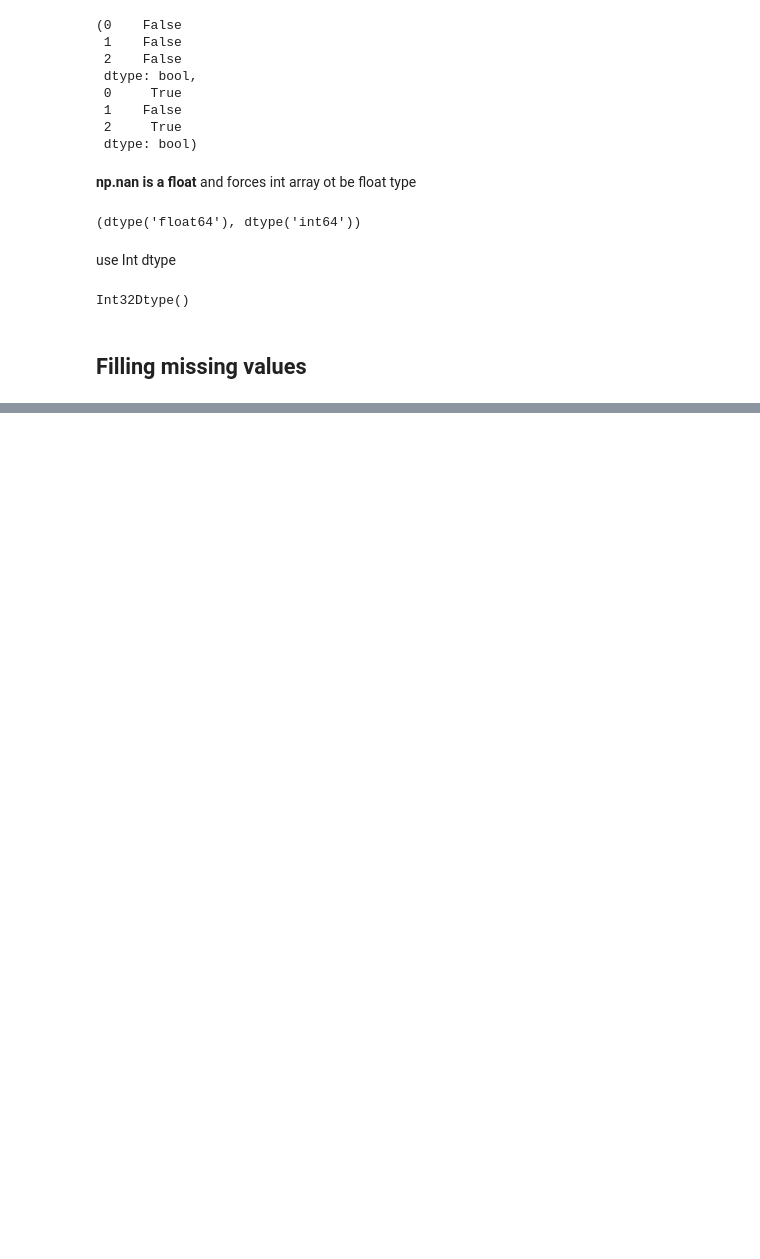
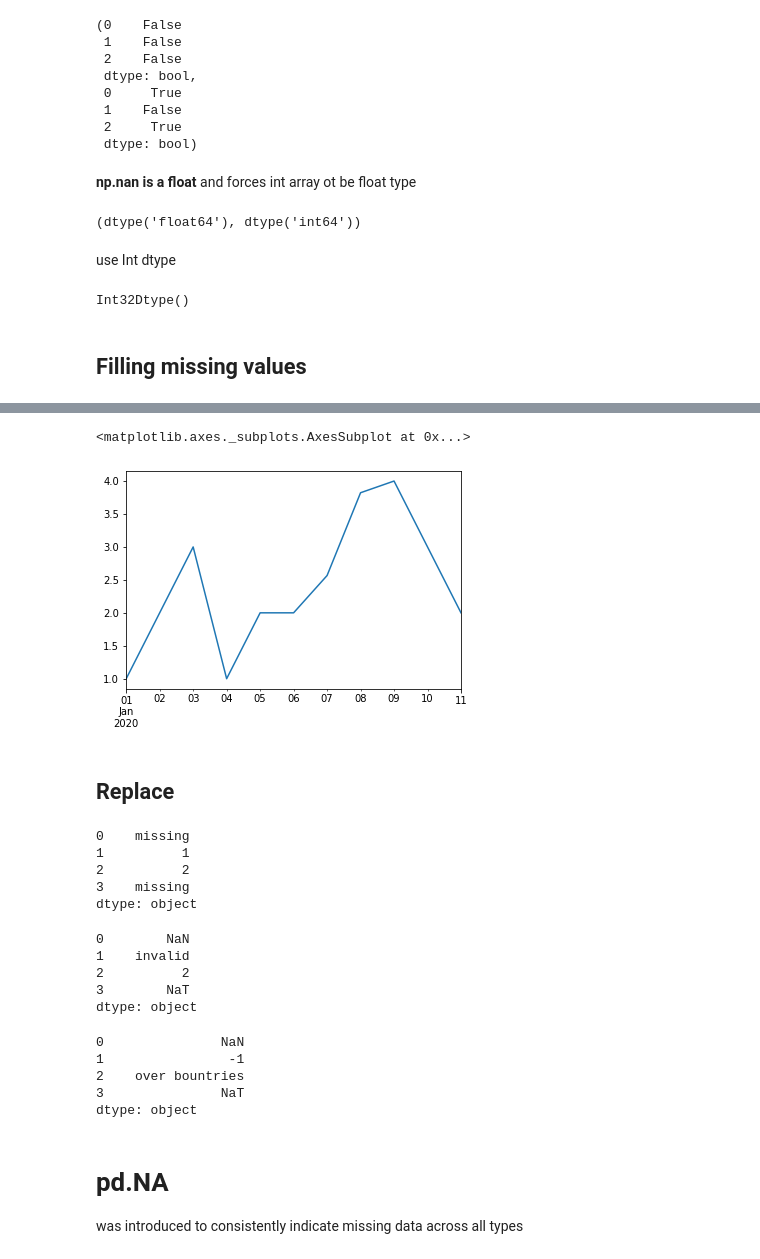
Before and after one commit to RadoslawB/learning-machine-learning, a Jupyter notebook: notebooks/pandas-working-with-missing-data.ipynb, the cells around one changed output, grey strips where cells are left out. Cells and saved outputs as stored; diff of their text form; code cells hidden in the pictures; blank space fills up the shorter version.

```diff
--- a/notebooks/pandas-working-with-missing-data.ipynb
+++ b/notebooks/pandas-working-with-missing-data.ipynb
@@ -39,0 +160,34 @@ Int32Dtype()
+# %%
+ts.interpolate(method='polynomial', order=2).plot()
+# %% [output]
+<matplotlib.axes._subplots.AxesSubplot at 0x...>
+[figure, added]
+# %% [markdown]
+## Replace
+# %%
+s.replace(np.nan, 'missing')
+# %% [output]
+0    missing
+1          1
+2          2
+3    missing
+dtype: object
+# %%
+s.replace(1,'invalid')
+# %% [output]
+0        NaN
+1    invalid
+2          2
+3        NaT
+dtype: object
+# %%
+s.replace({1:-1, 2: 'over bountries'})
+# %% [output]
+0               NaN
+1                -1
+2    over bountries
+3               NaT
+dtype: object
+# %% [markdown]
+# pd.NA
+was introduced to consistently indicate missing data across all types
```
Also changed, not shown: parts of 23 cells of this notebook.
